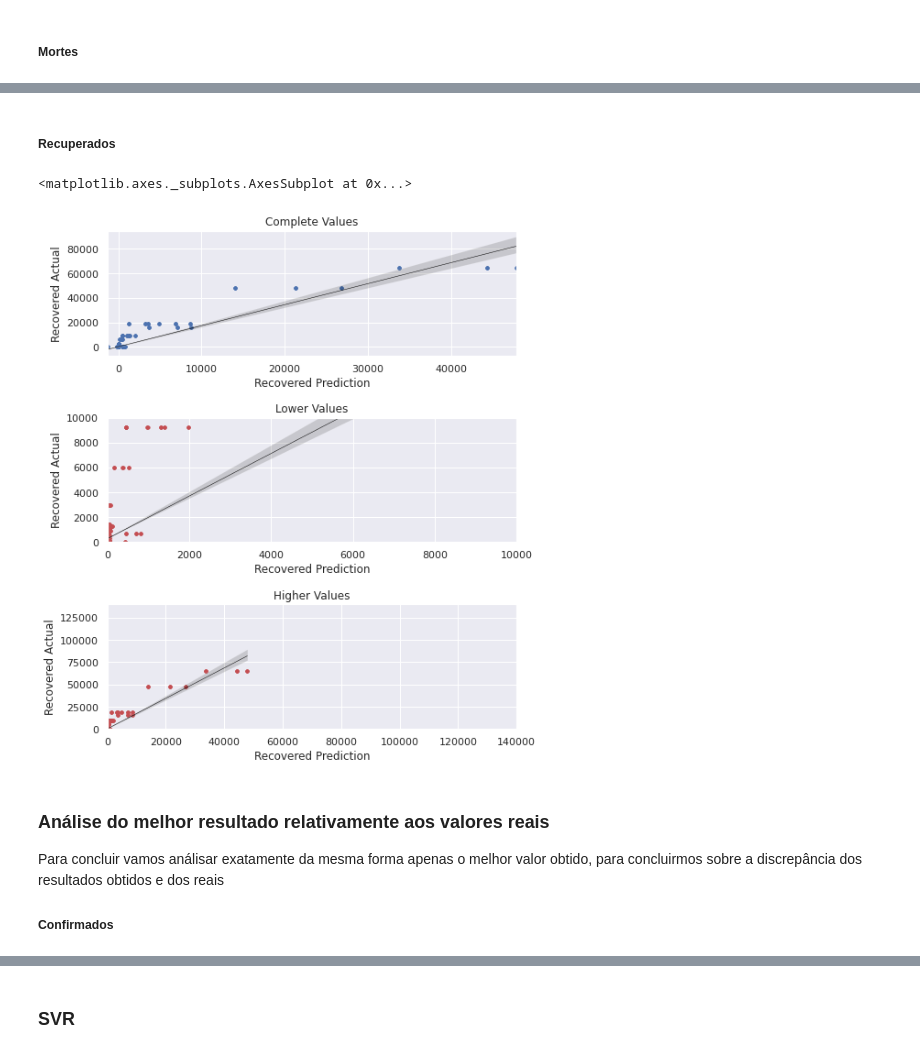
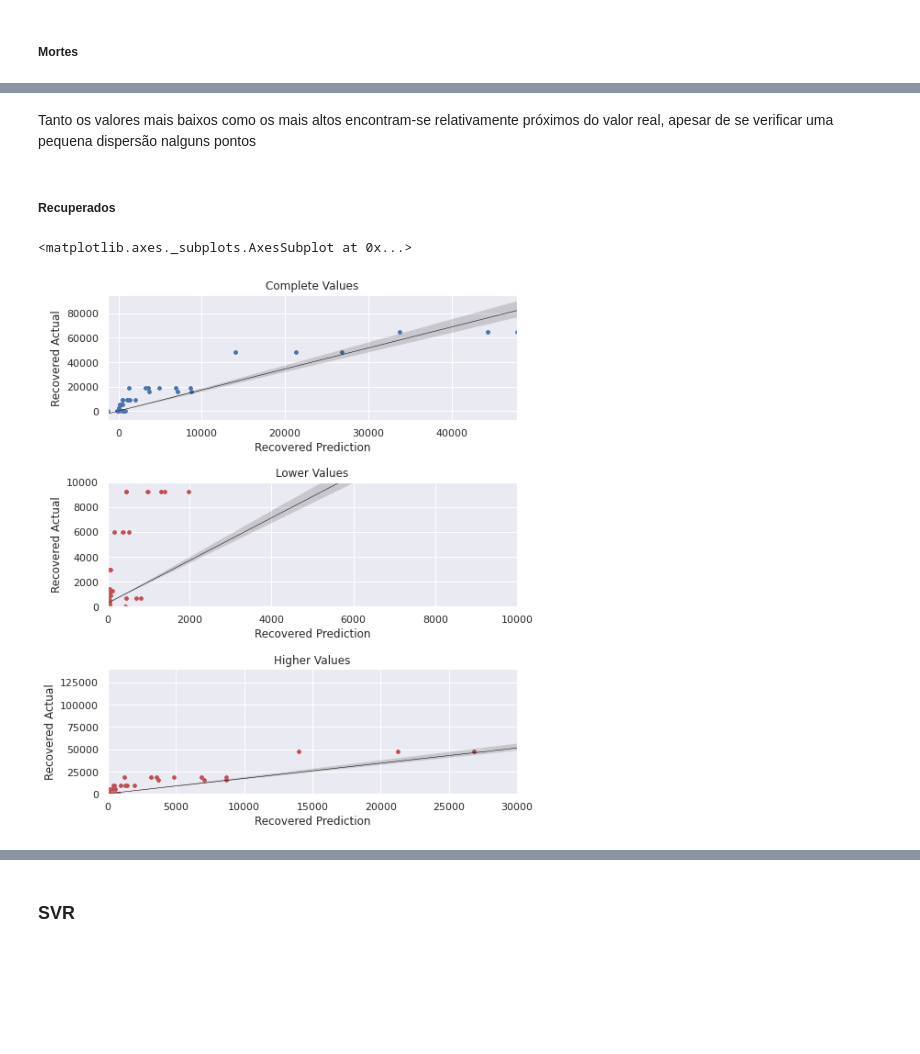
Before and after one commit to JoaoRicardoCardoso/MIEIC_IART_19_PROJ, a Jupyter notebook: PROJ2/Aggregation.ipynb, the cells around one changed output, grey strips where cells are left out. Saved outputs shown, nothing was run; the diff lists cells and outputs as text; code cells hidden in the pictures; blank space fills up the shorter version.

```diff
--- a/PROJ2/Aggregation.ipynb
+++ b/PROJ2/Aggregation.ipynb
@@ -1008,25 +1012,21 @@ sb.regplot(x=deaths_pred, y=deaths_actual, data=total_results, marker='.',color=
+# %% [markdown]
+Tanto os valores mais baixos como os mais altos encontram-se relativamente próximos do valor real, apesar de se verificar uma pequena dispersão nalguns pontos
 # %% [markdown]
 ##### Recuperados
 # %%
 sb.set(color_codes=True)
 fig,axs = plt.subplots(nrows=3,figsize=(8,10))
 axs[0].set_title('Complete Values')
 axs[1].set_title('Lower Values')
 axs[1].set_xlim(0,10000)
 axs[1].set_ylim(0,10000)
 axs[2].set_title('Higher Values')
-axs[2].set_xlim(0,140000)
+axs[2].set_xlim(0,30000)
 axs[2].set_ylim(0,140000)
 plt.subplots_adjust(hspace=0.5)
 sb.regplot(x=recovered_pred, y=recovered_actual, data=total_results, marker='.',color='b',ax=axs[0], line_kws={"lw": 0.5, "color": "black"})
 sb.regplot(x=recovered_pred, y=recovered_actual, data=total_results, marker='.',color='r',ax=axs[1],line_kws={"lw": 0.5, "color": "black"})
 sb.regplot(x=recovered_pred, y=recovered_actual, data=total_results, marker='.',color='r',ax=axs[2],line_kws={"lw": 0.5, "color": "black"})
 # %% [output]
 <matplotlib.axes._subplots.AxesSubplot at 0x...>
-[figure, old version]
+[figure, new version]
-# %% [markdown]
-### Análise do melhor resultado relativamente aos valores reais
-
-Para concluir vamos análisar exatamente da mesma forma apenas o melhor valor obtido, para concluirmos sobre a discrepância dos resultados obtidos e dos reais
-
-##### Confirmados
```
Also changed, not shown: parts of 22 cells of this notebook.
